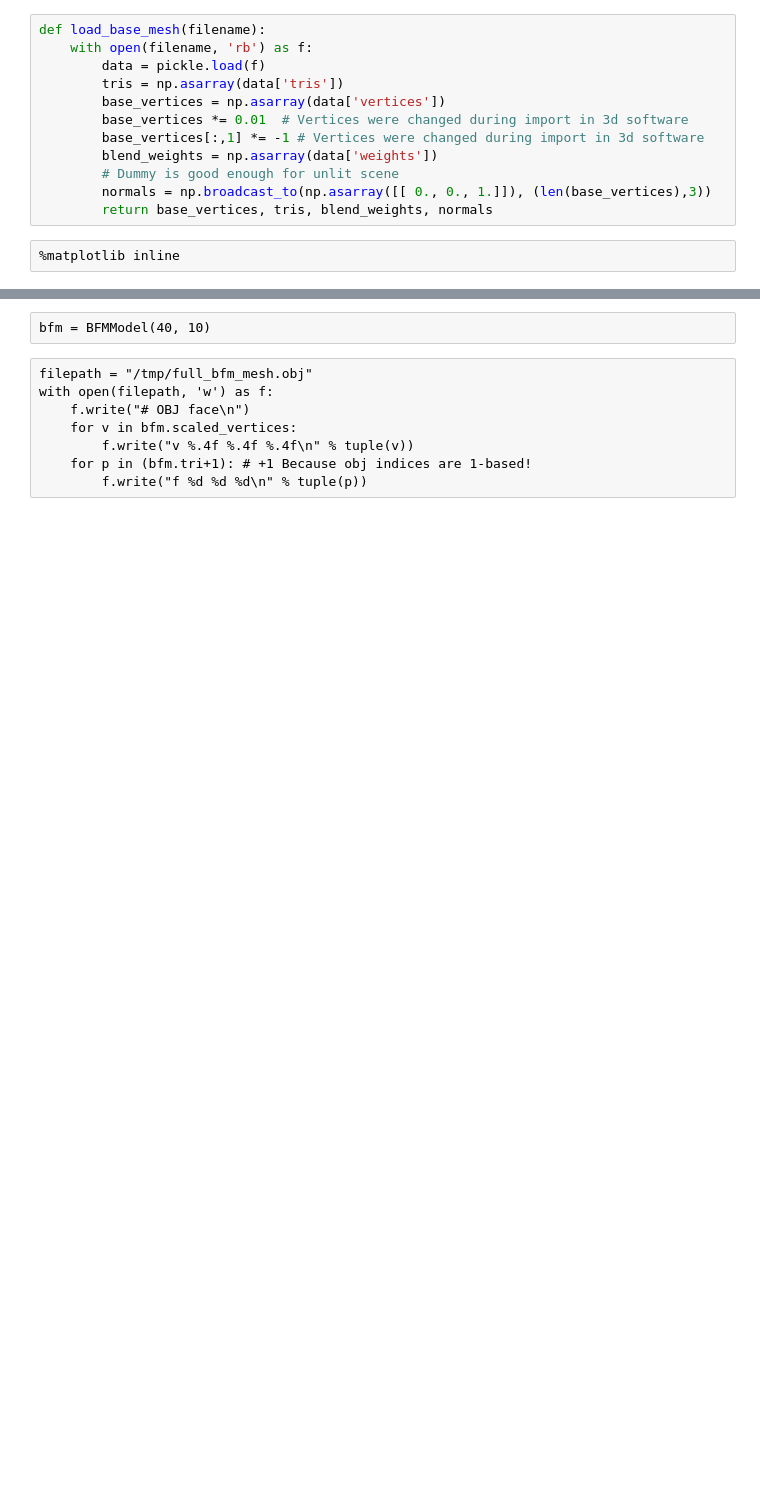
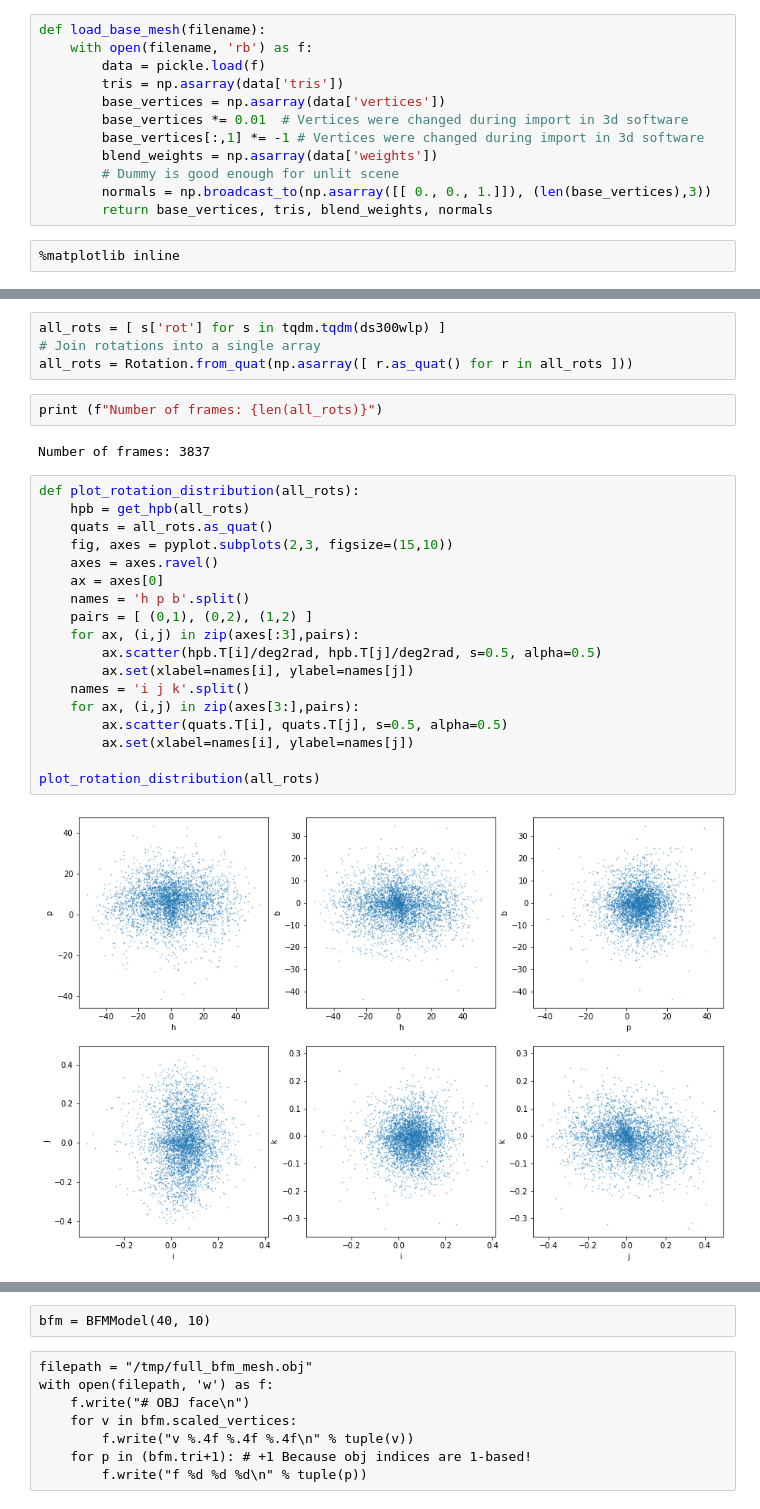
Before and after one commit to DaWelter/face-3d-rotation-augmentation, a Jupyter notebook: demo.ipynb, the cells around one changed output, grey strips where cells are left out. Saved outputs shown, nothing was run; the diff lists cells and outputs as text; blank space fills up the shorter version.

```diff
--- a/demo.ipynb
+++ b/demo.ipynb
@@ -203,0 +393,28 @@ interactive(children=(FloatSlider(value=0.0, description='yaw', max=1.5, min=-1.
+# %%
+all_rots = [ s['rot'] for s in tqdm.tqdm(ds300wlp) ]
+# Join rotations into a single array
+all_rots = Rotation.from_quat(np.asarray([ r.as_quat() for r in all_rots ]))
+# %%
+print (f"Number of frames: {len(all_rots)}")
+# %% [output]
+Number of frames: 3837
+# %%
+def plot_rotation_distribution(all_rots):
+    hpb = get_hpb(all_rots)
+    quats = all_rots.as_quat()
+    fig, axes = pyplot.subplots(2,3, figsize=(15,10))
+    axes = axes.ravel()
+    ax = axes[0]
+    names = 'h p b'.split()
+    pairs = [ (0,1), (0,2), (1,2) ]
+    for ax, (i,j) in zip(axes[:3],pairs):
+        ax.scatter(hpb.T[i]/deg2rad, hpb.T[j]/deg2rad, s=0.5, alpha=0.5)
+        ax.set(xlabel=names[i], ylabel=names[j])
+    names = 'i j k'.split()
+    for ax, (i,j) in zip(axes[3:],pairs):
+        ax.scatter(quats.T[i], quats.T[j], s=0.5, alpha=0.5)
+        ax.set(xlabel=names[i], ylabel=names[j])
+
+plot_rotation_distribution(all_rots)
+# %% [output]
+[figure, added]
```
Also changed, not shown: parts of 23 cells of this notebook, 1 other file.
